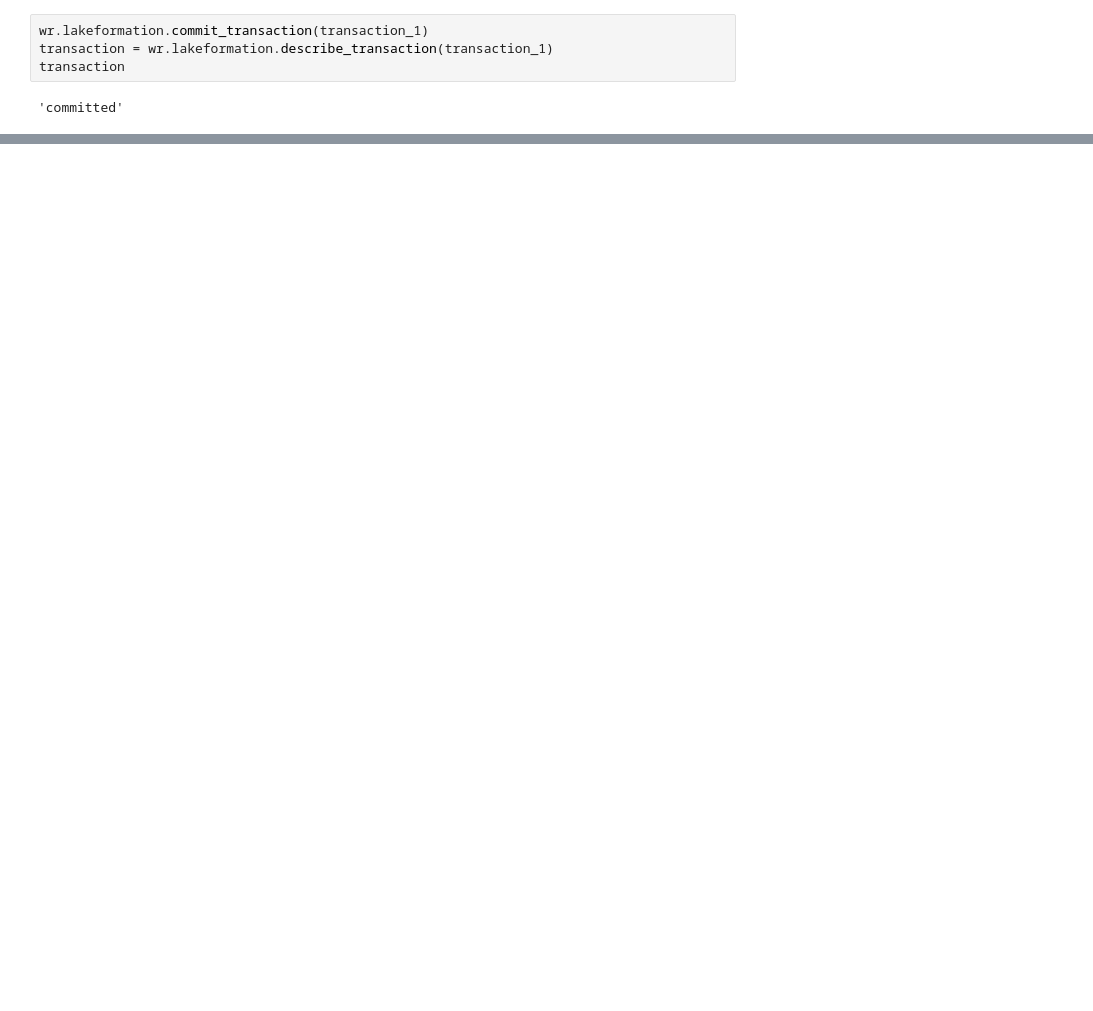
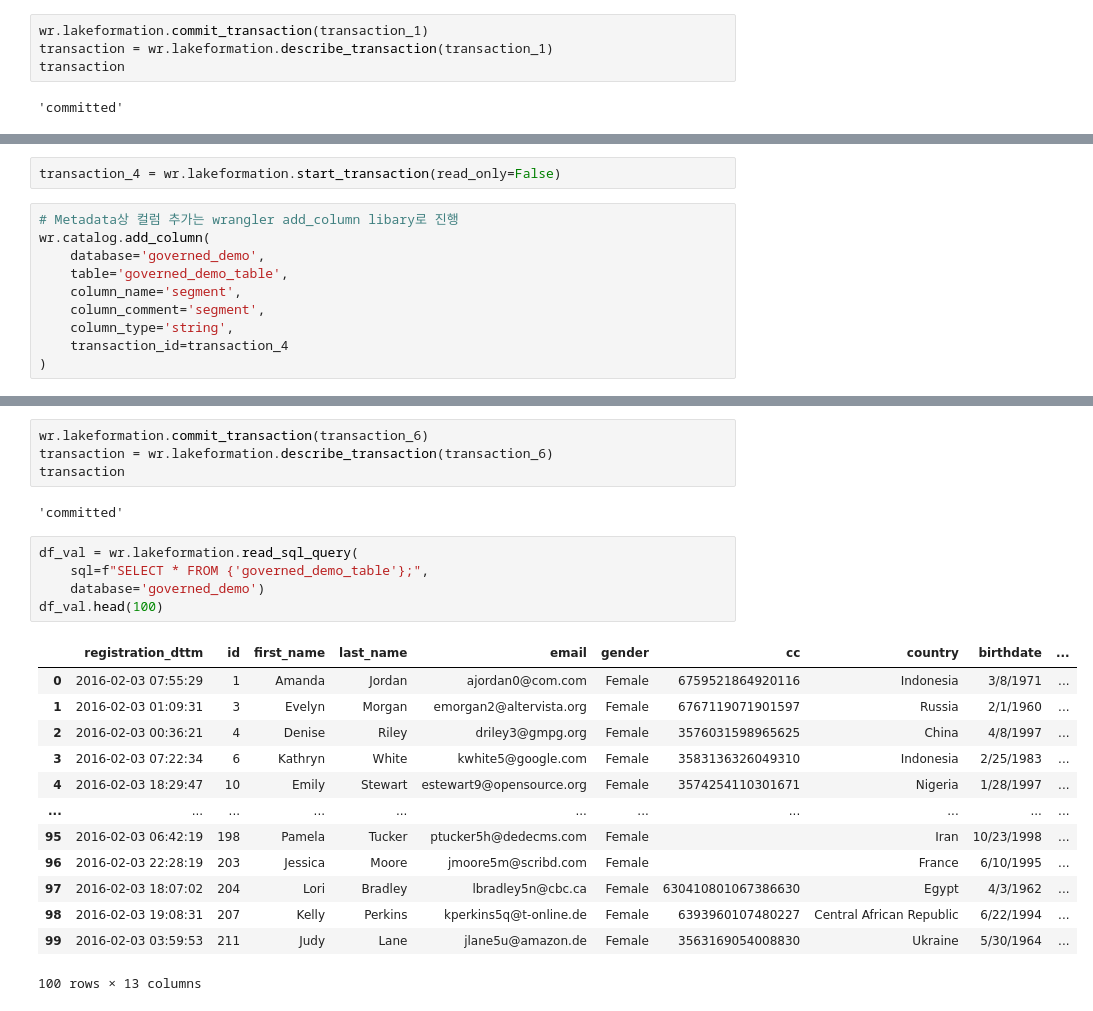
Before and after one commit to alwem82/Bigdata, a Jupyter notebook: governed_table/GovernedTable.ipynb, the cells around one changed output, grey strips where cells are left out. Cells and saved outputs as stored; diff of their text form; blank space fills up the shorter version.

```diff
--- a/governed_table/GovernedTable.ipynb
+++ b/governed_table/GovernedTable.ipynb
@@ -174,0 +176,12 @@ print(f"{end - start:.5f} sec")
+# %%
+transaction_4 = wr.lakeformation.start_transaction(read_only=False)
+# %%
+# Metadata상 컬럼 추가는 wrangler add_column libary로 진행
+wr.catalog.add_column(
+    database='governed_demo',
+    table='governed_demo_table',
+    column_name='segment',
+    column_comment='segment',
+    column_type='string',
+    transaction_id=transaction_4
+)
@@ -174,0 +298,25 @@ print(f"{end - start:.5f} sec")
+# %%
+wr.lakeformation.commit_transaction(transaction_6)
+transaction = wr.lakeformation.describe_transaction(transaction_6)
+transaction
+# %% [output]
+'committed'
+# %%
+df_val = wr.lakeformation.read_sql_query(
+    sql=f"SELECT * FROM {'governed_demo_table'};",
+    database='governed_demo')
+df_val.head(100)
+# %% [output]
+|  | registration_dttm | id | first_name | last_name | email | gender | cc | country | birthdate | ... |
+| 0 | 2016-02-03 07:55:29 | 1 | Amanda | Jordan | ajordan0@com.com | Female | 6759521864920116 | Indonesia | 3/8/1971 | ... |
+| 1 | 2016-02-03 01:09:31 | 3 | Evelyn | Morgan | emorgan2@altervista.org | Female | 6767119071901597 | Russia | 2/1/1960 | ... |
+| 2 | 2016-02-03 00:36:21 | 4 | Denise | Riley | driley3@gmpg.org | Female | 3576031598965625 | China | 4/8/1997 | ... |
+| 3 | 2016-02-03 07:22:34 | 6 | Kathryn | White | kwhite5@google.com | Female | 3583136326049310 | Indonesia | 2/25/1983 | ... |
+| 4 | 2016-02-03 18:29:47 | 10 | Emily | Stewart | estewart9@opensource.org | Female | 3574254110301671 | Nigeria | 1/28/1997 | ... |
+| ... | ... | ... | ... | ... | ... | ... | ... | ... | ... | ... |
+| 95 | 2016-02-03 06:42:19 | 198 | Pamela | Tucker | ptucker5h@dedecms.com | Female |  | Iran | 10/23/1998 | ... |
+| 96 | 2016-02-03 22:28:19 | 203 | Jessica | Moore | jmoore5m@scribd.com | Female |  | France | 6/10/1995 | ... |
+| 97 | 2016-02-03 18:07:02 | 204 | Lori | Bradley | lbradley5n@cbc.ca | Female | 630410801067386630 | Egypt | 4/3/1962 | ... |
+| 98 | 2016-02-03 19:08:31 | 207 | Kelly | Perkins | kperkins5q@t-online.de | Female | 6393960107480227 | Central African Republic | 6/22/1994 | ... |
+| 99 | 2016-02-03 03:59:53 | 211 | Judy | Lane | jlane5u@amazon.de | Female | 3563169054008830 | Ukraine | 5/30/1964 | ... |
+100 rows × 13 columns
```
Also changed, not shown: parts of 50 cells of this notebook, 1 other file.
